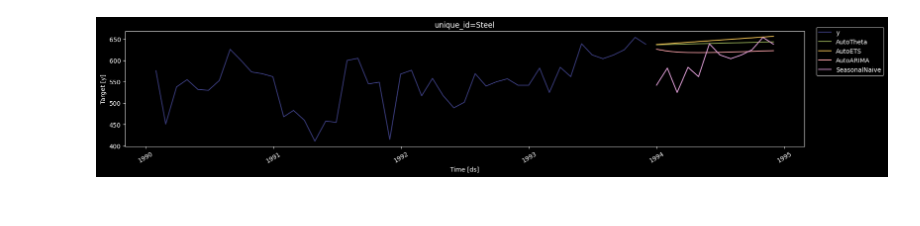
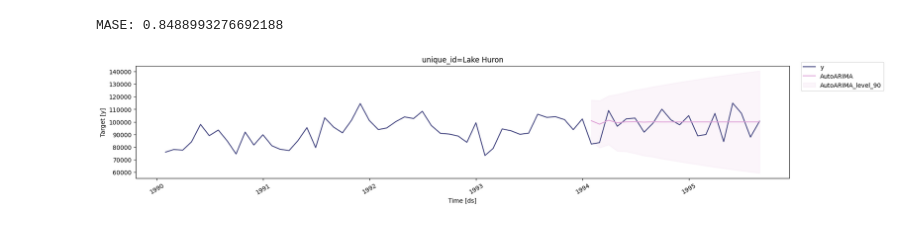
Before and after one commit to RobertWSmith/time-series-llm, a Jupyter notebook: experiment-01.ipynb, the cells around one changed output. Cells and saved outputs as stored; diff of their text form; code cells hidden in the pictures.

```diff
--- a/experiment-01.ipynb
+++ b/experiment-01.ipynb
@@ -1,9 +1,9 @@
 # %%
 import pandas as pd
 
-df = pd.read_csv("https://nmimoto.github.io/datasets/steel.csv")
-df["unique_id"] = "Steel"
-df.rename(columns={"Month": "ds", "Steel": "y"}, inplace=True)
+df = pd.read_csv("https://nmimoto.github.io/datasets/pigs.csv")
+df["unique_id"] = "Lake Huron"
+df.rename(columns={"Month": "ds", "Pigs": "y"}, inplace=True)
 df["ds"] = pd.to_datetime(df["ds"], format="%Y-%m") + pd.offsets.MonthEnd(0)
 df = df[["unique_id", "ds", "y"]]
 df
@@ -44,7 +44,10 @@ sf = StatsForecast(
     n_jobs=-1,
 )
 
-forecasts_df = sf.forecast(df=df, h=12, level=[90])
+levels = [90]
+
+forecasts_df = sf.forecast(df=df[(df.ds < pd.to_datetime("1994-01-01"))], h=20,
+                           level=levels)
 forecasts_df
 # %% [output]
 |  | unique_id | ds | AutoTheta | AutoTheta-lo-90 | AutoTheta-hi-90 | AutoETS | AutoETS-lo-90 | ... |
@@ -63,4 +92,10 @@ forecasts_df
 # %%
-StatsForecast.plot(df.loc[df.ds >= pd.to_datetime("1990-01-01"), :], forecasts_df=forecasts_df)
+auto_arima_values = forecasts_df.AutoARIMA.values[:20]
+
+print(f"MASE: {mase(held_out_sample, auto_arima_values, y_train=y_train)}")
+
+StatsForecast.plot(df.loc[df.ds >= pd.to_datetime("1990-01-01"), :], forecasts_df=forecasts_df, models=["AutoARIMA"],
+                   level=levels)
 # %% [output]
+MASE: 0.8488993276692188
-[figure, old version]
+[figure, new version]
```
Also changed, not shown: parts of 9 cells of this notebook.
